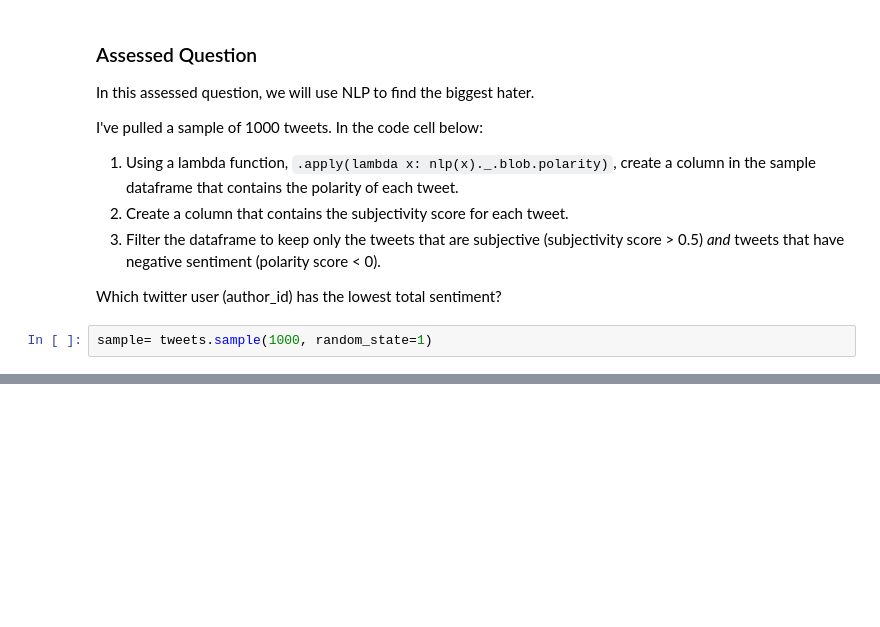
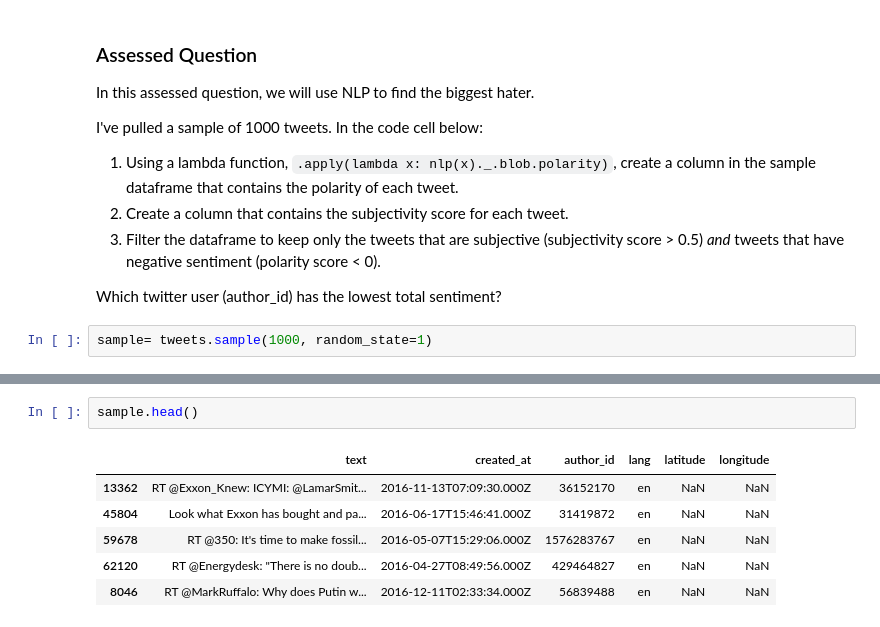
Before and after one commit to enterthestatic/Quantative-methods-2-, a Jupyter notebook: W7_Natural_Language_Processing_Student_Version.ipynb, the cells around one changed output, grey strips where cells are left out. Saved outputs shown, nothing was run; the diff lists cells and outputs as text; blank space fills up the shorter version.

```diff
--- a/W7_Natural_Language_Processing_Student_Version.ipynb
+++ b/W7_Natural_Language_Processing_Student_Version.ipynb
@@ -599,0 +640,9 @@ sample= tweets.sample(1000, random_state=1)
+# %%
+sample.head()
+# %% [output]
+|  | text | created_at | author_id | lang | latitude | longitude |
+| 13362 | RT @Exxon_Knew: ICYMI: @LamarSmit... | 2016-11-13T07:09:30.000Z | 36152170 | en | NaN | NaN |
+| 45804 | Look what Exxon has bought and pa... | 2016-06-17T15:46:41.000Z | 31419872 | en | NaN | NaN |
+| 59678 | RT @350: It's time to make fossil... | 2016-05-07T15:29:06.000Z | 1576283767 | en | NaN | NaN |
+| 62120 | RT @Energydesk: "There is no doub... | 2016-04-27T08:49:56.000Z | 429464827 | en | NaN | NaN |
+| 8046 | RT @MarkRuffalo: Why does Putin w... | 2016-12-11T02:33:34.000Z | 56839488 | en | NaN | NaN |
```
Also changed, not shown: parts of 9 cells of this notebook.
